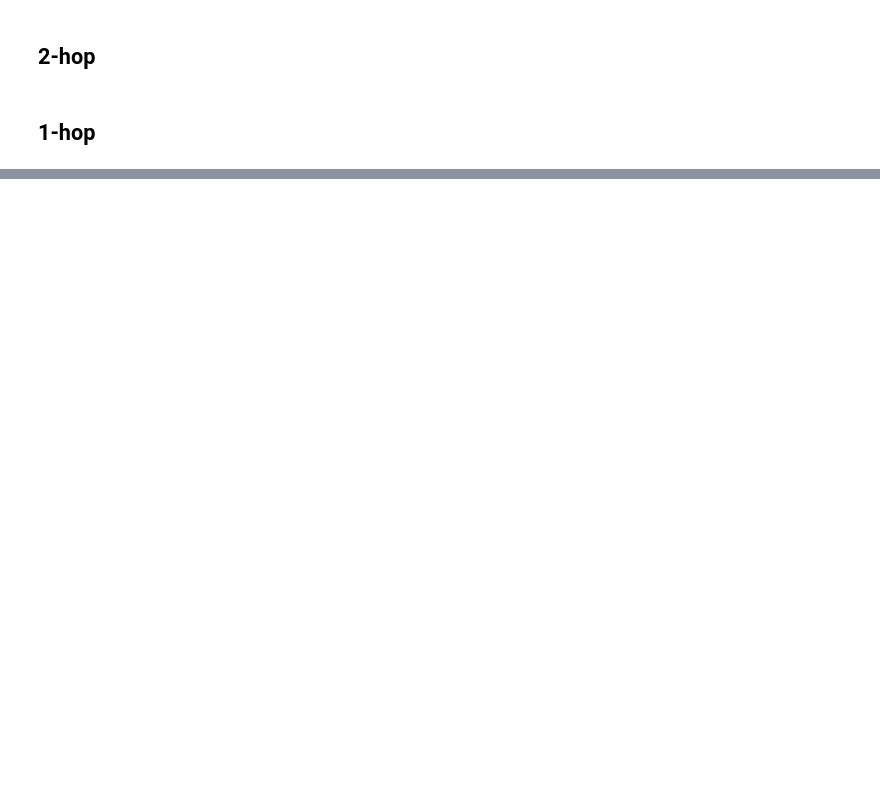
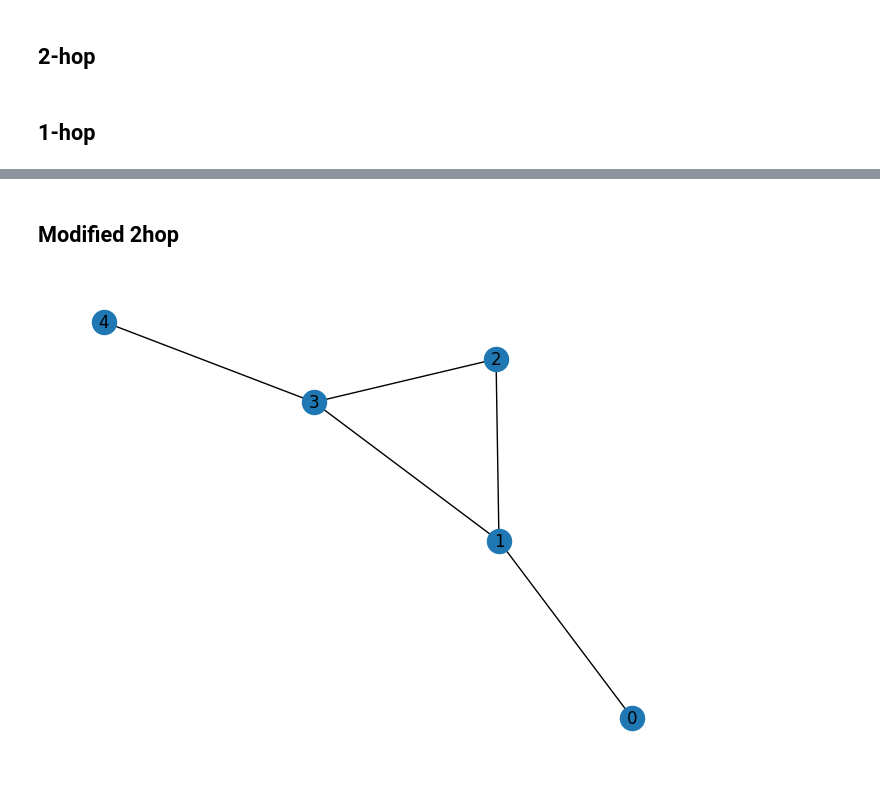
Before and after one commit to faraz2023/optimal-design-of-vaccination-policies, a Jupyter notebook: export_summary_results.ipynb, the cells around one changed output, grey strips where cells are left out. Saved outputs shown, nothing was run; the diff lists cells and outputs as text; code cells hidden in the pictures; blank space fills up the shorter version.

```diff
--- a/export_summary_results.ipynb
+++ b/export_summary_results.ipynb
@@ -72,0 +328,11 @@ dcndp_1hop_df.to_csv(os.path.join(summary_results_path, 'dcndp_1hop_summary_resu
+# %% [markdown]
+## Modified 2hop
+# %%
+G = nx.path_graph(5)
+G.add_edge(1,3)
+b = 1
+
+
+nx.draw(G, with_labels=True)
+# %% [output]
+[figure, added]
```
Also changed, not shown: parts of 25 cells of this notebook, 1 other file.
